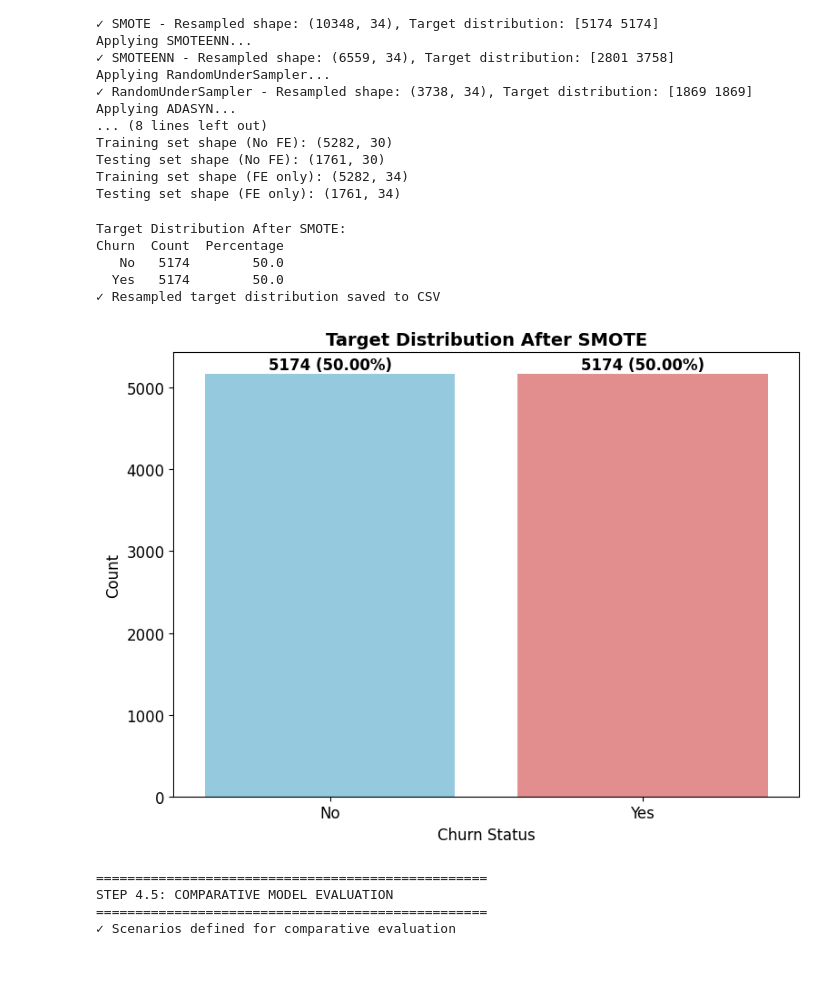
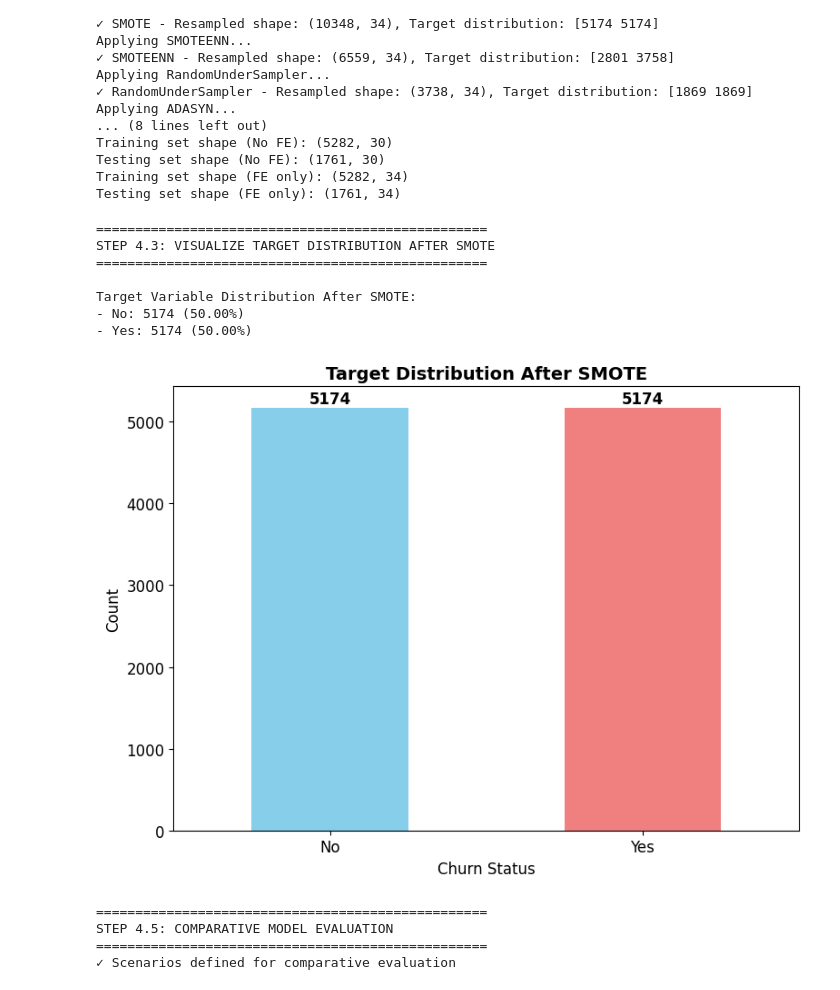
Before and after one commit to koriebruh/CHURN-JOURNAL, a Jupyter notebook: wwwNofel.ipynb, the cells around one changed output. Saved outputs shown, nothing was run; the diff lists cells and outputs as text; code cells hidden in the pictures.

```diff
--- a/wwwNofel.ipynb
+++ b/wwwNofel.ipynb
@@ -391,38 +379,41 @@ Testing set shape (No FE): (1761, 30)
 Training set shape (FE only): (5282, 34)
 Testing set shape (FE only): (1761, 34)
 # %%
-# === STEP 4.3: Create and visualize target distribution after SMOTE ===
-print("\nTarget Distribution After SMOTE:")
-target_dist_resampled = pd.Series(y_res).value_counts()
-target_dist_df = pd.DataFrame({
-    'Churn': ['No', 'Yes'],
-    'Count': [target_dist_resampled.get(0, 0), target_dist_resampled.get(1, 0)],
-    'Percentage': [target_dist_resampled.get(0, 0) / len(y_res) * 100, target_dist_resampled.get(1, 0) / len(y_res) * 100]
-})
-print(target_dist_df.to_string(index=False))
+# === STEP 4.3: Visualize target distribution after SMOTE ===
+print("\n" + "="*50)
+print("STEP 4.3: VISUALIZE TARGET DISTRIBUTION AFTER SMOTE")
+print("="*50)
 
-# Save resampled target distribution to CSV
-target_dist_df.to_csv(f"{OUTPUT_DIR}/data/resampled_target_distribution.csv", index=False)
-print("✓ Resampled target distribution saved to CSV")
+# Create target distribution after SMOTE (sama seperti Step 2)
+# Convert numeric to text labels to match Step 2 format
+y_res_labels = pd.Series(['No' if x == 0 else 'Yes' for x in y_res])
+target_dist = y_res_labels.value_counts()
+print(f"\nTarget Variable Distribution After SMOTE:")
+for label, count in target_dist.items():
+    percentage = (count / len(y_res)) * 100
+    print(f"- {label}: {count} ({percentage:.2f}%)")
 
-# Visualize resampled target distribution
+# Create class distribution plot (identik dengan Step 2)
 plt.figure(figsize=(8, 6))
-sns.barplot(x='Churn', y='Count', data=target_dist_df, palette=['skyblue', 'lightcoral'])
+target_dist.plot(kind='bar', color=['skyblue', 'lightcoral'])
 plt.title('Target Distribution After SMOTE', fontsize=14, fontweight='bold')
 plt.xlabel('Churn Status')
 plt.ylabel('Count')
-for i, v in enumerate(target_dist_df['Count']):
-    plt.text(i, v + 50, f"{v} ({target_dist_df['Percentage'][i]:.2f}%)", ha='center', fontweight='bold')
+plt.xticks(rotation=0)
+for i, v in enumerate(target_dist.values):
+    plt.text(i, v + 50, str(v), ha='center', fontweight='bold')
 plt.tight_layout()
 plt.savefig(f"{OUTPUT_DIR}/plots/resampled_target_distribution.png", dpi=300, bbox_inches='tight')
 plt.show()
 # %% [output]
-Target Distribution After SMOTE:
-Churn  Count  Percentage
-   No   5174        50.0
-  Yes   5174        50.0
-✓ Resampled target distribution saved to CSV
+==================================================
+STEP 4.3: VISUALIZE TARGET DISTRIBUTION AFTER SMOTE
+==================================================
+
+Target Variable Distribution After SMOTE:
+- No: 5174 (50.00%)
+- Yes: 5174 (50.00%)
-[figure, old version]
+[figure, new version]
 # %%
 # === STEP 4.5: COMPARATIVE MODEL EVALUATION ===
 print("\n" + "="*50)
```
Also changed, not shown: parts of 12 cells of this notebook, 26 other files.
